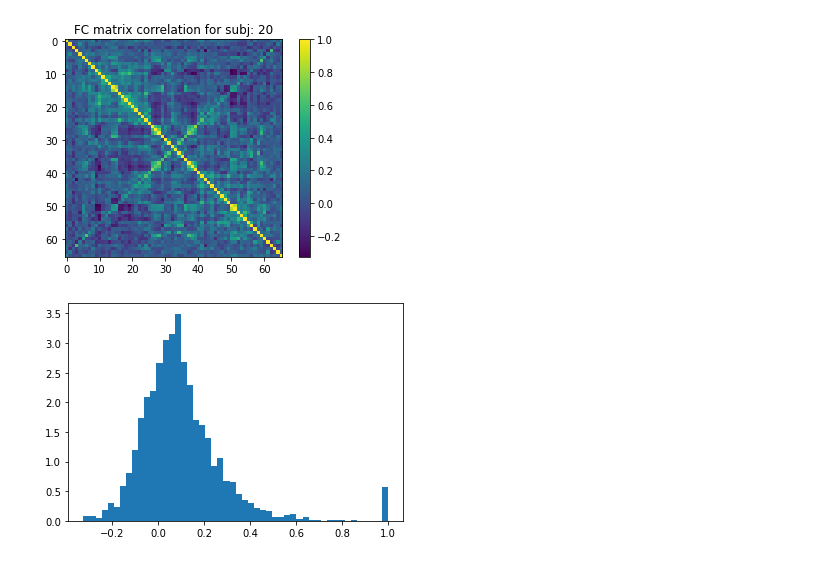
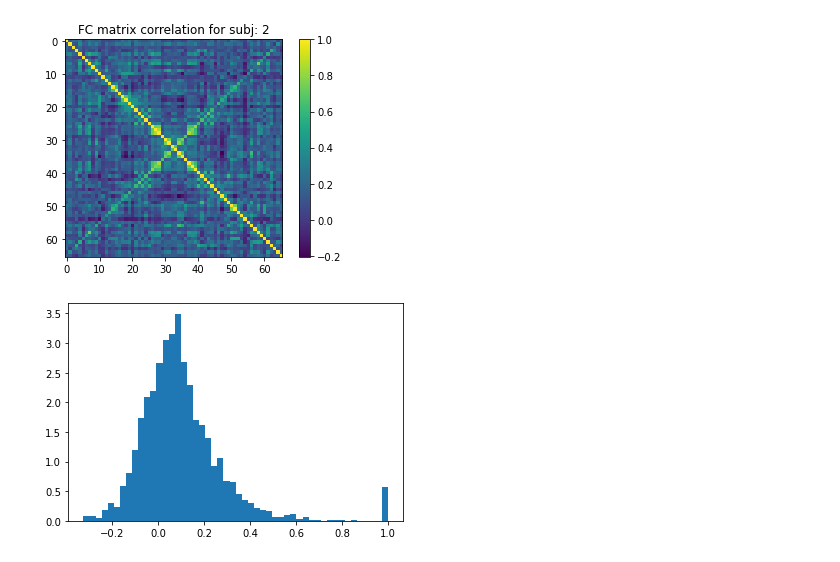
Before and after one commit to tommaso-bertola/TesiTriennale, a Jupyter notebook: Code/FC Matrix.ipynb, the cells around one changed output. Cells and saved outputs as stored; diff of their text form; code cells hidden in the pictures.

```diff
--- a/Code/FC Matrix.ipynb
+++ b/Code/FC Matrix.ipynb
@@ -2,19 +2,19 @@
 import numpy as np
 import matplotlib.pyplot as plt
 # %%
-subject=20
+subject=2
 a=np.loadtxt("../Data/fMRI/subj"+str(subject)+"_block1.txt")
 b=np.loadtxt("../Data/fMRI/subj"+str(subject)+"_block2.txt")
 signal=np.concatenate((a,b))
 
 fc=np.corrcoef(signal, rowvar=False)
 
 plt.imshow(fc)
 plt.colorbar()
 plt.title("FC matrix correlation for subj: "+str(subject))
 plt.show()
 # %% [output]
-[figure, old version]
+[figure, new version]
 # %%
 flat=fc.flatten()
 # %%
```
Also changed, not shown: 5 other files.
